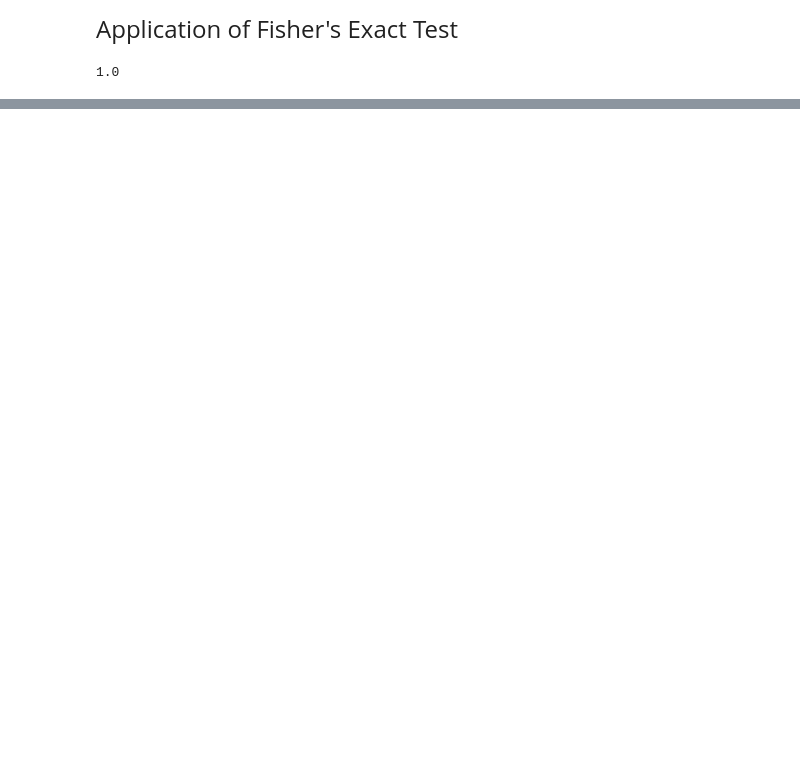
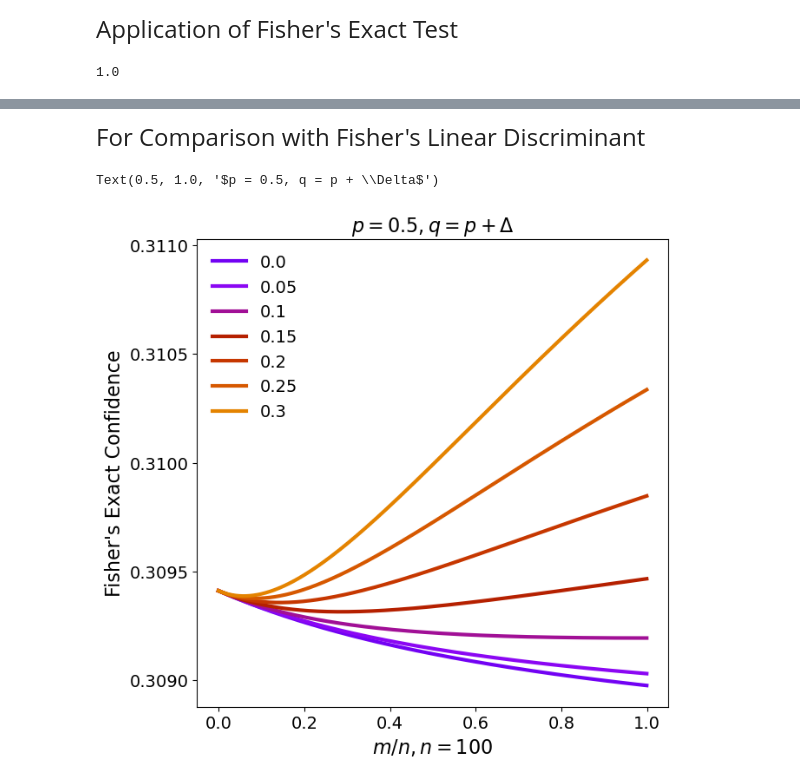
Before and after one commit to TravYou/ood-value, a Jupyter notebook: new_stat_test.ipynb, the cells around one changed output, grey strips where cells are left out. Saved outputs shown, nothing was run; the diff lists cells and outputs as text; code cells hidden in the pictures; blank space fills up the shorter version.

```diff
--- a/new_stat_test.ipynb
+++ b/new_stat_test.ipynb
@@ -151,0 +150,36 @@ Text(0.5, 1.0, '$p = 0.5, q = p + \\Delta$')
+# %% [markdown]
+<font size = "5"> For Comparison with Fisher's Linear Discriminant </font>
+# %%
+def analytical_error(n, m, mu, sigma, delta):
+    adjusted_mu = mu / sigma
+    adjusted_delta = delta / sigma
+    divisor = np.sqrt((n+m) * (n+m+1))
+    return 1/2 * (norm.cdf((m * adjusted_delta - (n+m) * adjusted_mu) / divisor) + norm.cdf((-m * adjusted_delta - (n+m) * adjusted_mu) / divisor))
+# %%
+fisher_linear_m = np.arange(0,100,0.1)
+fisher_linear_error_arr = []
+for delta in delta_list:
+    truep = (n*p+m*(p+delta)) / (n+m)
+    fisher_linear_error_list = []
+    for m in fisher_linear_m:
+        res = analytical_error(n, m, p, 1, delta)
+        fisher_linear_error_list.append(res)
+    fisher_linear_error_arr.append(fisher_linear_error_list)
+# %%
+fontsize = 16
+labelsize = 14
+fig, ax = plt.subplots(figsize=(7, 7))
+cmap = [plt.cm.gnuplot(i) for i in np.linspace(0.2, 0.8, len(delta_list))]
+for i, delta in enumerate(delta_list):
+    ax.plot(fisher_linear_m/n, fisher_linear_error_arr[i], c=cmap[i], lw=3, label=str(np.round(delta, 2)))
+ax.set_ylabel("Fisher's Exact Confidence", fontsize=fontsize)
+ax.set_xlabel("$m/n, n={}$".format(n), fontsize=fontsize)
+ax.tick_params(axis='x', labelsize=labelsize)
+ax.tick_params(axis='y', labelsize=labelsize)
+ax.legend(fontsize=labelsize, frameon=False)
+ax.xaxis.set_major_locator(MaxNLocator(6))
+ax.yaxis.set_major_locator(MaxNLocator(5))
+ax.set_title(r"$p = {}, q = p + \Delta$".format(p), fontsize=fontsize)
+# %% [output]
+Text(0.5, 1.0, '$p = 0.5, q = p + \\Delta$')
+[figure, added]
```
Also changed, not shown: parts of 4 cells of this notebook, 1 other file.
